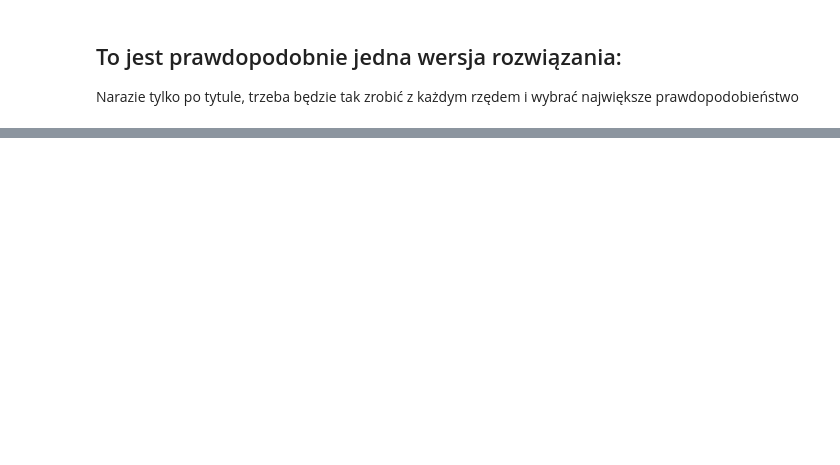
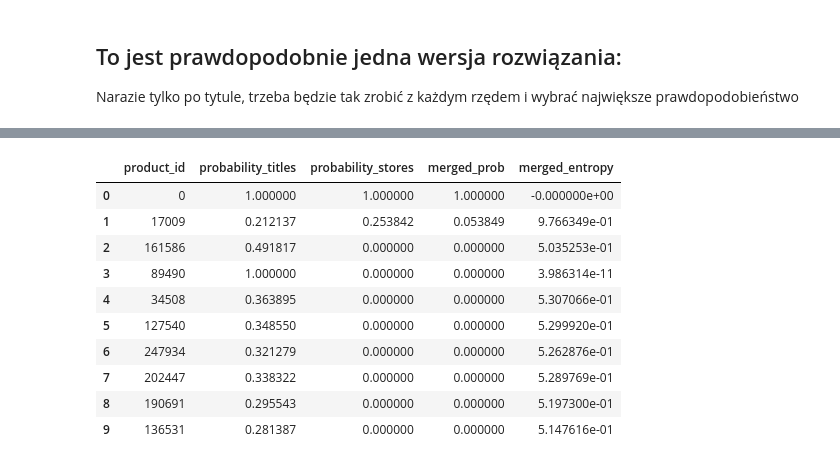
Before and after one commit to asujamuto/Shopping_Recomendation, a Jupyter notebook: main.ipynb, the cells around one changed output, grey strips where cells are left out. Cells and saved outputs as stored; diff of their text form; code cells hidden in the pictures; blank space fills up the shorter version.

```diff
--- a/main.ipynb
+++ b/main.ipynb
@@ -56,0 +46,16 @@ sorted_titles
+# %%
+from sklearn.decomposition import TruncatedSVD
+from sklearn.metrics.pairwise import cosine_similarity
+
+lsa2 = TruncatedSVD(n_components=3, algorithm='arpack')
+lsa2.fit(tf_store_matrix)
+
+### WYBIERAMY Kategorie
+choosed_store = tf_store_matrix[0]
+
+### PORÓWNUJEMY
+cosine_sim = cosine_similarity(tf_store_matrix[0], tf_store_matrix)
+
+similar_categories = list(enumerate(cosine_sim[0]))
+sorted_stores = sorted(similar_categories, key=lambda x: x[1], reverse=True)[1:20]
+sorted_stores
@@ -56,0 +106,40 @@ sorted_titles
+# %%
+
+#Wybieramy film 1
+#Sortuje po tytułach
+#Sortuje po sklepach
+#Daje kategorie
+
+#tworze dataframe, gdzie indeksem dany produkt
+p_titles = pd.DataFrame(similar_titles, columns=["product_id", "probability_titles"])
+p_stores = pd.DataFrame(similar_categories, columns=["product_id", "probability_stores"])
+df_probability = pd.merge(p_titles,  p_stores, on="product_id")
+df_probability["merged_prob"] = (df_probability["probability_titles"] * df_probability["probability_stores"])
+
+
+def entropy(p):
+    # Dodaj mały epsilon, żeby uniknąć log(0)
+    p = np.clip(p, 1e-12, 1.0)
+    return -p * np.log2(p)
+
+df_probability["merged_entropy"] = entropy(df_probability["probability_titles"]) + entropy(df_probability["probability_stores"])
+
+# Posortuj rosnąco po entropii (najmniej niepewności = najbardziej pewne)
+# df_probability = df_probability.sort_values(by="merged_entropy", ascending=False).reset_index(drop=True)
+# df_probability = df_probability.sort_values(by="probability_titles", ascending=False).reset_index(drop=True)
+# df_probability = df_probability.sort_values(by="probability_stores", ascending=False).reset_index(drop=True)
+df_titles_sorted = df_probability.sort_values(by="probability_titles", ascending=False).reset_index(drop=True)[0:100]
+df_stores_sorted  = df_titles_sorted.sort_values(by="probability_stores", ascending=False).reset_index(drop=True)[0:10]
+df_stores_sorted
+# %% [output]
+|  | product_id | probability_titles | probability_stores | merged_prob | merged_entropy |
+| 0 | 0 | 1.000000 | 1.000000 | 1.000000 | -0.000000e+00 |
+| 1 | 17009 | 0.212137 | 0.253842 | 0.053849 | 9.766349e-01 |
+| 2 | 161586 | 0.491817 | 0.000000 | 0.000000 | 5.035253e-01 |
+| 3 | 89490 | 1.000000 | 0.000000 | 0.000000 | 3.986314e-11 |
+| 4 | 34508 | 0.363895 | 0.000000 | 0.000000 | 5.307066e-01 |
+| 5 | 127540 | 0.348550 | 0.000000 | 0.000000 | 5.299920e-01 |
+| 6 | 247934 | 0.321279 | 0.000000 | 0.000000 | 5.262876e-01 |
+| 7 | 202447 | 0.338322 | 0.000000 | 0.000000 | 5.289769e-01 |
+| 8 | 190691 | 0.295543 | 0.000000 | 0.000000 | 5.197300e-01 |
+| 9 | 136531 | 0.281387 | 0.000000 | 0.000000 | 5.147616e-01 |
```
Also changed, not shown: parts of 6 cells of this notebook, 1 other file.
